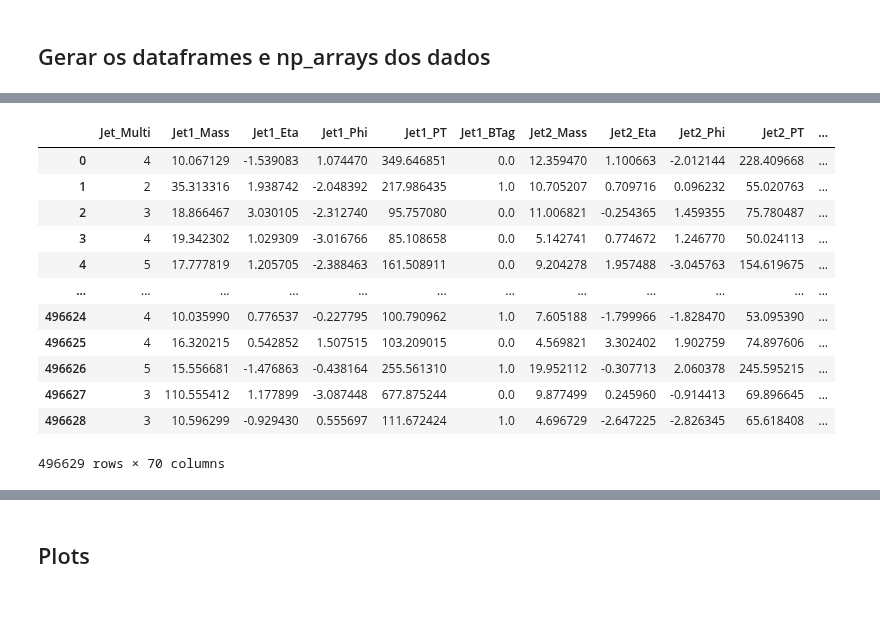
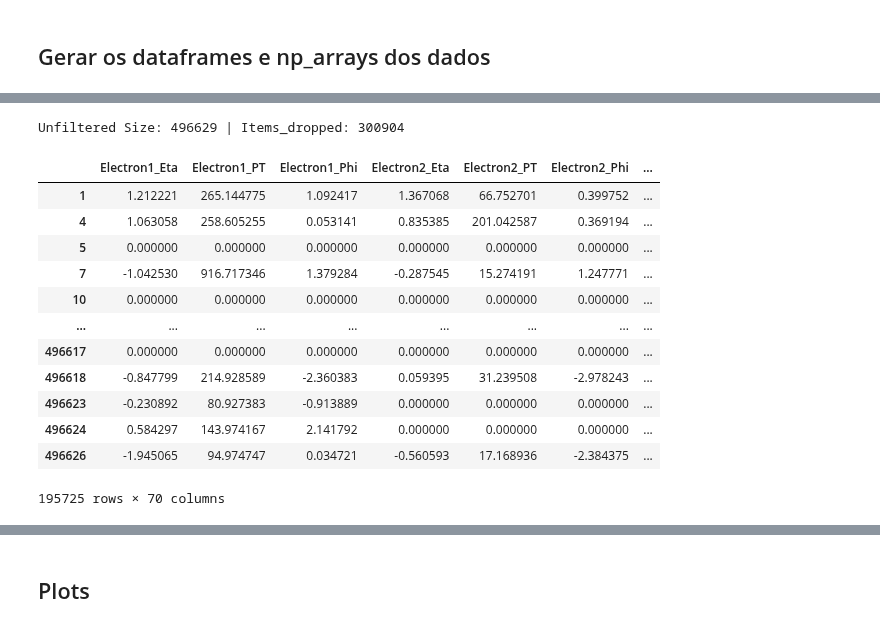
Before and after one commit to GilbertoCunha/LHC-VLQ-Classifier, a Jupyter notebook: FirstAssignment/DataVisualization.ipynb, the cells around one changed output, grey strips where cells are left out. Cells and saved outputs as stored; diff of their text form; code cells hidden in the pictures.

Commit message:
add data cuts

```diff
--- a/FirstAssignment/DataVisualization.ipynb
+++ b/FirstAssignment/DataVisualization.ipynb
@@ -70,16 +113,22 @@ fcnc_data
-# %%
-bkgd_data.to_hdf("Bkdg_Data.h5")
-# %% [output]
-|  | Jet_Multi | Jet1_Mass | Jet1_Eta | Jet1_Phi | Jet1_PT | Jet1_BTag | Jet2_Mass | Jet2_Eta | Jet2_Phi | Jet2_PT | ... |
-| 0 | 4 | 10.067129 | -1.539083 | 1.074470 | 349.646851 | 0.0 | 12.359470 | 1.100663 | -2.012144 | 228.409668 | ... |
-| 1 | 2 | 35.313316 | 1.938742 | -2.048392 | 217.986435 | 1.0 | 10.705207 | 0.709716 | 0.096232 | 55.020763 | ... |
-| 2 | 3 | 18.866467 | 3.030105 | -2.312740 | 95.757080 | 0.0 | 11.006821 | -0.254365 | 1.459355 | 75.780487 | ... |
-| 3 | 4 | 19.342302 | 1.029309 | -3.016766 | 85.108658 | 0.0 | 5.142741 | 0.774672 | 1.246770 | 50.024113 | ... |
-| 4 | 5 | 17.777819 | 1.205705 | -2.388463 | 161.508911 | 0.0 | 9.204278 | 1.957488 | -3.045763 | 154.619675 | ... |
-| ... | ... | ... | ... | ... | ... | ... | ... | ... | ... | ... | ... |
-| 496624 | 4 | 10.035990 | 0.776537 | -0.227795 | 100.790962 | 1.0 | 7.605188 | -1.799966 | -1.828470 | 53.095390 | ... |
-| 496625 | 4 | 16.320215 | 0.542852 | 1.507515 | 103.209015 | 0.0 | 4.569821 | 3.302402 | 1.902759 | 74.897606 | ... |
-| 496626 | 5 | 15.556681 | -1.476863 | -0.438164 | 255.561310 | 1.0 | 19.952112 | -0.307713 | 2.060378 | 245.595215 | ... |
-| 496627 | 3 | 110.555412 | 1.177899 | -3.087448 | 677.875244 | 0.0 | 9.877499 | 0.245960 | -0.914413 | 69.896645 | ... |
-| 496628 | 3 | 10.596299 | -0.929430 | 0.555697 | 111.672424 | 1.0 | 4.696729 | -2.647225 | -2.826345 | 65.618408 | ... |
-496629 rows × 70 columns
+# %%
+# Variáveis de controlo da criação do dataframe de sinal
+data_path = "Data/FCNC/"
+
+# Criar o dataframe de sinal
+fcnc_data = merge_files(data_path, "h5", del_cols, btag_cols, lepton_cols)
+fcnc_data
+# %% [output]
+Unfiltered Size: 496629 | Items_dropped: 300904
+|  | Electron1_Eta | Electron1_PT | Electron1_Phi | Electron2_Eta | Electron2_PT | Electron2_Phi | ... |
+| 1 | 1.212221 | 265.144775 | 1.092417 | 1.367068 | 66.752701 | 0.399752 | ... |
+| 4 | 1.063058 | 258.605255 | 0.053141 | 0.835385 | 201.042587 | 0.369194 | ... |
+| 5 | 0.000000 | 0.000000 | 0.000000 | 0.000000 | 0.000000 | 0.000000 | ... |
+| 7 | -1.042530 | 916.717346 | 1.379284 | -0.287545 | 15.274191 | 1.247771 | ... |
+| 10 | 0.000000 | 0.000000 | 0.000000 | 0.000000 | 0.000000 | 0.000000 | ... |
+| ... | ... | ... | ... | ... | ... | ... | ... |
+| 496617 | 0.000000 | 0.000000 | 0.000000 | 0.000000 | 0.000000 | 0.000000 | ... |
+| 496618 | -0.847799 | 214.928589 | -2.360383 | 0.059395 | 31.239508 | -2.978243 | ... |
+| 496623 | -0.230892 | 80.927383 | -0.913889 | 0.000000 | 0.000000 | 0.000000 | ... |
+| 496624 | 0.584297 | 143.974167 | 2.141792 | 0.000000 | 0.000000 | 0.000000 | ... |
+| 496626 | -1.945065 | 94.974747 | 0.034721 | -0.560593 | 17.168936 | -2.384375 | ... |
+195725 rows × 70 columns
```
Also changed, not shown: parts of 10 cells of this notebook.
